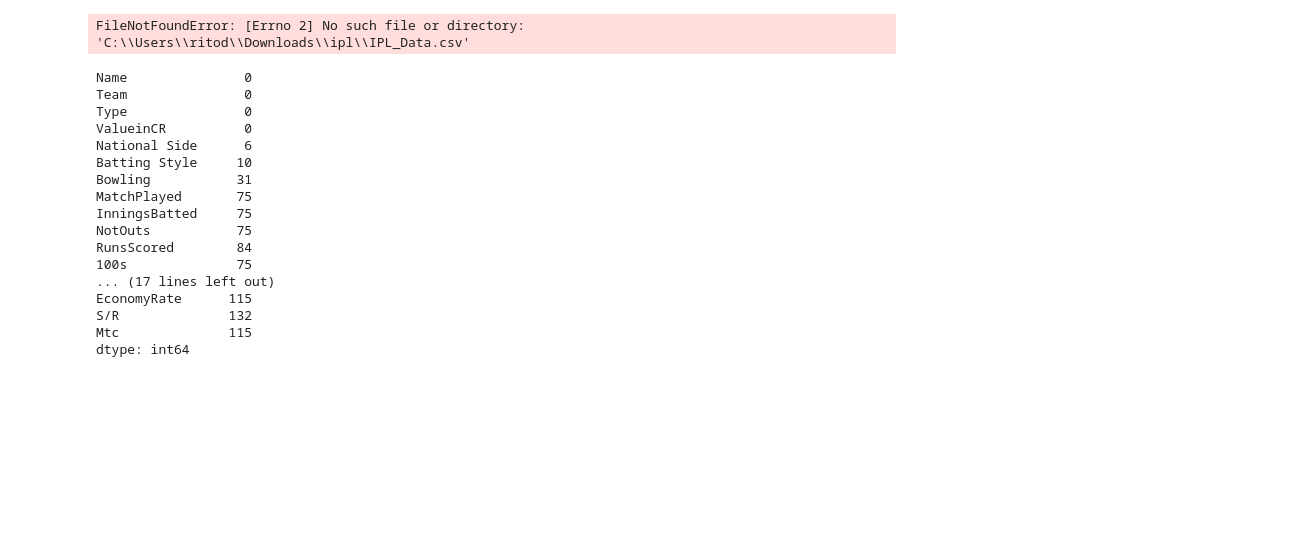
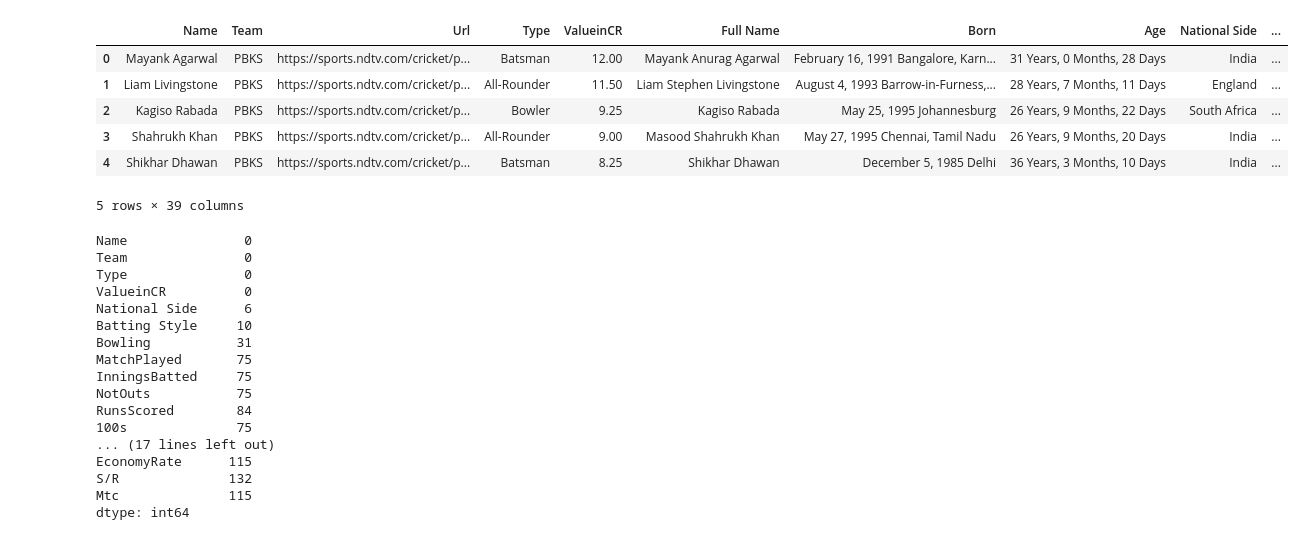
Before and after one commit to CaptAlpha/IPL, a Jupyter notebook: ipl.ipynb, the cells around one changed output. Saved outputs shown, nothing was run; the diff lists cells and outputs as text; code cells hidden in the pictures; blank space fills up the shorter version.

```diff
--- a/ipl.ipynb
+++ b/ipl.ipynb
@@ -5,8 +7,14 @@ from sklearn import preprocessing
 # %%
-df = pd.read_csv(r"C:\Users\ritod\Downloads\ipl\IPL_Data.csv",encoding="latin1")
+df = pd.read_csv(r"dataset\IPL_Data.csv",encoding="latin1")
 df.head()
 # %% [output]
+|  | Name | Team | Url | Type | ValueinCR | Full Name | Born | Age | National Side | ... |
+| 0 | Mayank Agarwal | PBKS | https://sports.ndtv.com/cricket/p... | Batsman | 12.00 | Mayank Anurag Agarwal | February 16, 1991 Bangalore, Karn... | 31 Years, 0 Months, 28 Days | India | ... |
+| 1 | Liam Livingstone | PBKS | https://sports.ndtv.com/cricket/p... | All-Rounder | 11.50 | Liam Stephen Livingstone | August 4, 1993 Barrow-in-Furness,... | 28 Years, 7 Months, 11 Days | England | ... |
+| 2 | Kagiso Rabada | PBKS | https://sports.ndtv.com/cricket/p... | Bowler | 9.25 | Kagiso Rabada | May 25, 1995 Johannesburg | 26 Years, 9 Months, 22 Days | South Africa | ... |
+| 3 | Shahrukh Khan | PBKS | https://sports.ndtv.com/cricket/p... | All-Rounder | 9.00 | Masood Shahrukh Khan | May 27, 1995 Chennai, Tamil Nadu | 26 Years, 9 Months, 20 Days | India | ... |
+| 4 | Shikhar Dhawan | PBKS | https://sports.ndtv.com/cricket/p... | Batsman | 8.25 | Shikhar Dhawan | December 5, 1985 Delhi | 36 Years, 3 Months, 10 Days | India | ... |
-FileNotFoundError: [Errno 2] No such file or directory: 'C:\\Users\\ritod\\Downloads\\ipl\\IPL_Data.csv'
+5 rows × 39 columns
 # %%
 df.drop(['Url','Age','Full Name', 'Born', 'Sport','HighestInnScore','Best'],axis=1,inplace=True)
 # %%
```
Also changed, not shown: parts of 5 cells of this notebook.
